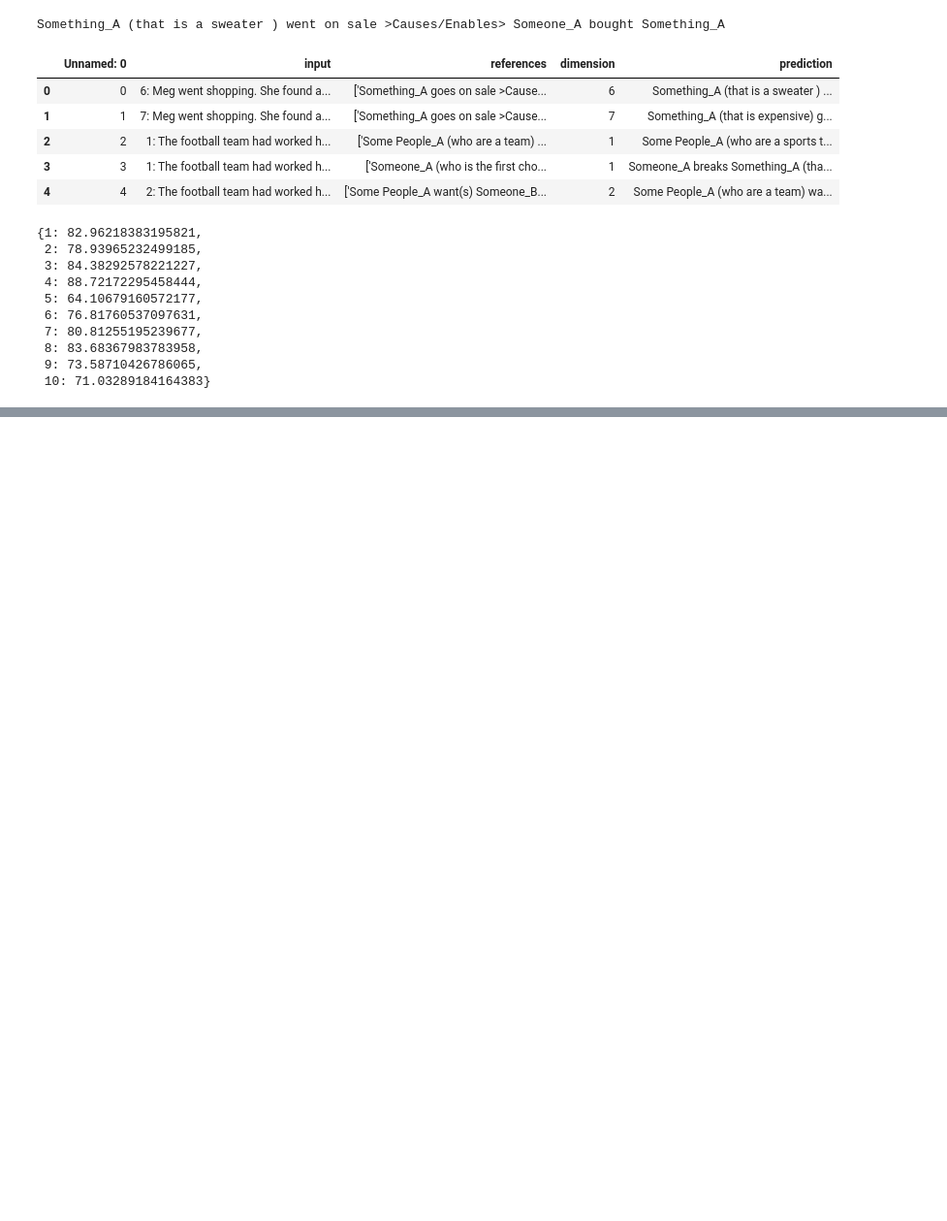
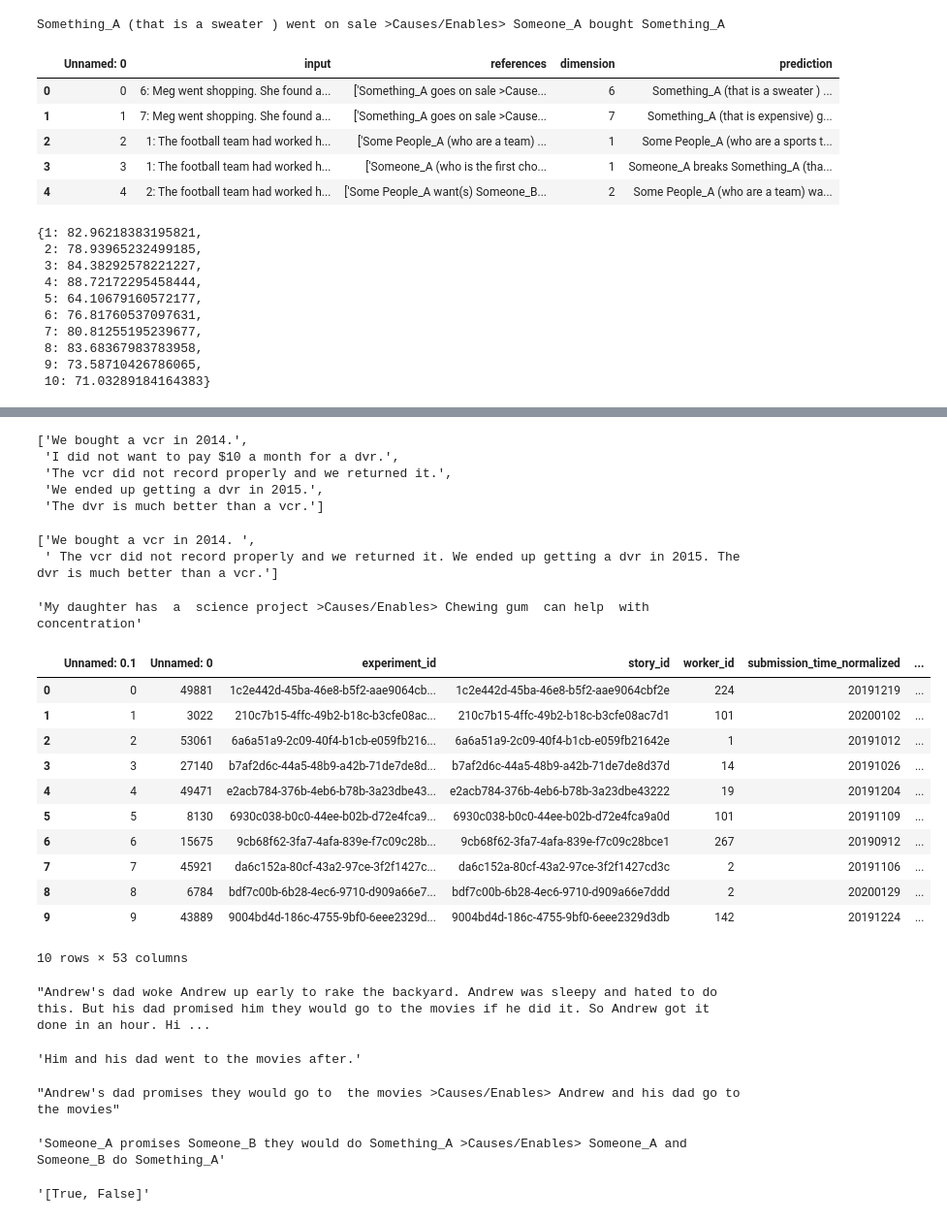
Before and after one commit to mismayil/optional-project, a Jupyter notebook: scratch.ipynb, the cells around one changed output, grey strips where cells are left out. Shown at 97% size. Drawn from its saved outputs; the diff is of its cells as text; code cells hidden in the pictures; blank space fills up the shorter version.

Commit message:
add new story overlap results

```diff
--- a/scratch.ipynb
+++ b/scratch.ipynb
@@ -214,0 +241,20 @@ bleu_by_dim
+# %%
+from utils import get_sents
+
+get_sents(glucose.iloc[2502].story)
+# %% [output]
+['We bought a vcr in 2014.',
+ 'I did not want to pay $10 a month for a dvr.',
+ 'The vcr did not record properly and we returned it.',
+ 'We ended up getting a dvr in 2015.',
+ 'The dvr is much better than a vcr.']
+# %%
+import re
+re.split(re.escape(glucose.iloc[2502].selected_sentence), glucose.iloc[2502].story)
+# %% [output]
+['We bought a vcr in 2014. ',
+ ' The vcr did not record properly and we returned it. We ended up getting a dvr in 2015. The dvr is much better than a vcr.']
+# %%
+glucose.iloc[3]["1_specificNL"]
+# %% [output]
+'My daughter has  a  science project >Causes/Enables> Chewing gum  can help  with  concentration'
@@ -214,0 +263,39 @@ bleu_by_dim
+# %%
+import pandas as pd
+
+overlap_df = pd.read_csv("outputs/glucose_train_samples_with_overlap_0.0_dim_16_story_dbo.csv")
+# %%
+overlap_df
+# %% [output]
+|  | Unnamed: 0.1 | Unnamed: 0 | experiment_id | story_id | worker_id | submission_time_normalized | ... |
+| 0 | 0 | 49881 | 1c2e442d-45ba-46e8-b5f2-aae9064cb... | 1c2e442d-45ba-46e8-b5f2-aae9064cbf2e | 224 | 20191219 | ... |
+| 1 | 1 | 3022 | 210c7b15-4ffc-49b2-b18c-b3cfe08ac... | 210c7b15-4ffc-49b2-b18c-b3cfe08ac7d1 | 101 | 20200102 | ... |
+| 2 | 2 | 53061 | 6a6a51a9-2c09-40f4-b1cb-e059fb216... | 6a6a51a9-2c09-40f4-b1cb-e059fb21642e | 1 | 20191012 | ... |
+| 3 | 3 | 27140 | b7af2d6c-44a5-48b9-a42b-71de7de8d... | b7af2d6c-44a5-48b9-a42b-71de7de8d37d | 14 | 20191026 | ... |
+| 4 | 4 | 49471 | e2acb784-376b-4eb6-b78b-3a23dbe43... | e2acb784-376b-4eb6-b78b-3a23dbe43222 | 19 | 20191204 | ... |
+| 5 | 5 | 8130 | 6930c038-b0c0-44ee-b02b-d72e4fca9... | 6930c038-b0c0-44ee-b02b-d72e4fca9a0d | 101 | 20191109 | ... |
+| 6 | 6 | 15675 | 9cb68f62-3fa7-4afa-839e-f7c09c28b... | 9cb68f62-3fa7-4afa-839e-f7c09c28bce1 | 267 | 20190912 | ... |
+| 7 | 7 | 45921 | da6c152a-80cf-43a2-97ce-3f2f1427c... | da6c152a-80cf-43a2-97ce-3f2f1427cd3c | 2 | 20191106 | ... |
+| 8 | 8 | 6784 | bdf7c00b-6b28-4ec6-9710-d909a66e7... | bdf7c00b-6b28-4ec6-9710-d909a66e7ddd | 2 | 20200129 | ... |
+| 9 | 9 | 43889 | 9004bd4d-186c-4755-9bf0-6eee2329d... | 9004bd4d-186c-4755-9bf0-6eee2329d3db | 142 | 20191224 | ... |
+10 rows × 53 columns
+# %%
+overlap_df.iloc[4]["story"]
+# %% [output]
+"Andrew's dad woke Andrew up early to rake the backyard. Andrew was sleepy and hated to do this. But his dad promised him they would go to the movies if he did it. So Andrew got it done in an hour. Hi ...
+# %%
+overlap_df.iloc[4]["selected_sentence"]
+# %% [output]
+'Him and his dad went to the movies after.'
+# %%
+overlap_df.iloc[4]["1_specificNL"]
+# %% [output]
+"Andrew's dad promises they would go to  the movies >Causes/Enables> Andrew and his dad go to  the movies"
+# %%
+overlap_df.iloc[4]["1_generalNL"]
+# %% [output]
+'Someone_A promises Someone_B they would do Something_A >Causes/Enables> Someone_A and Someone_B do Something_A'
+# %%
+overlap_df.iloc[4]["1_story_overlap_0.0"]
+# %% [output]
+'[True, False]'
```
Also changed, not shown: parts of 22 cells of this notebook, 9 other files.
